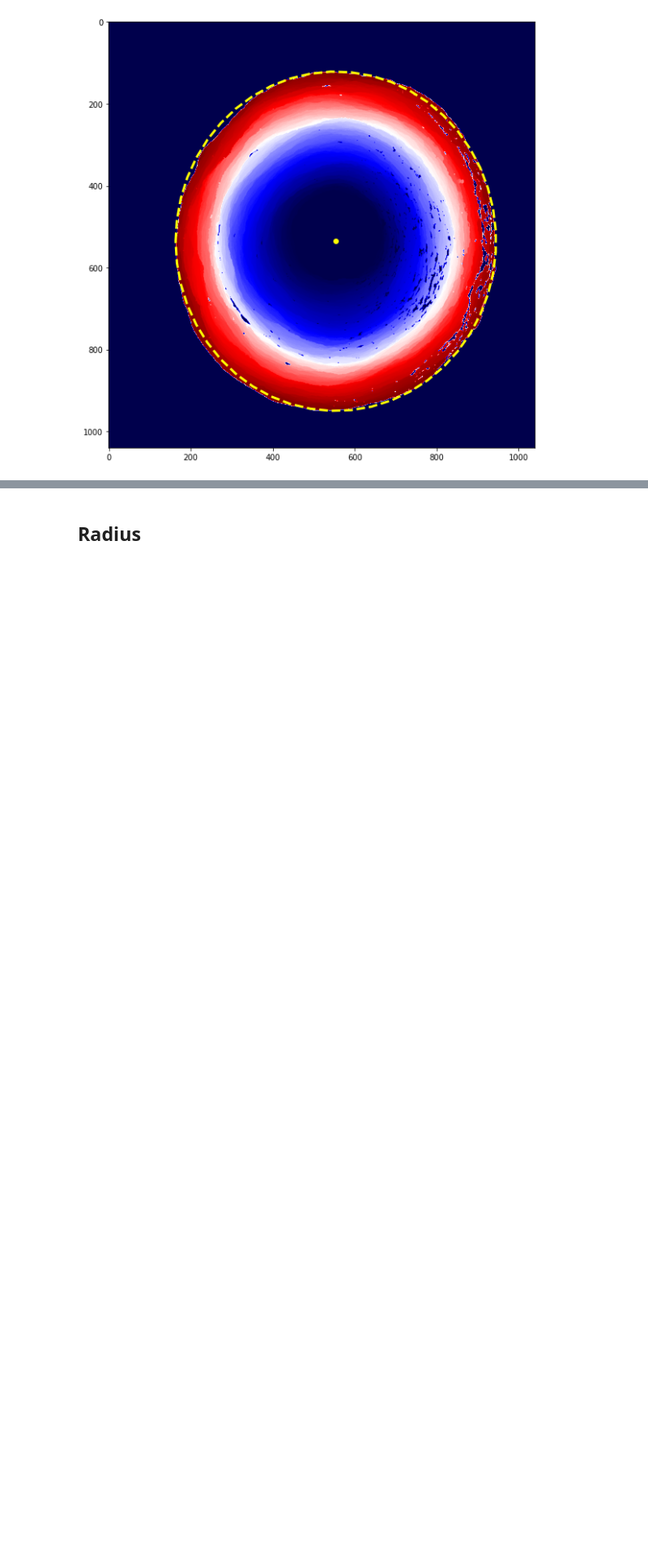
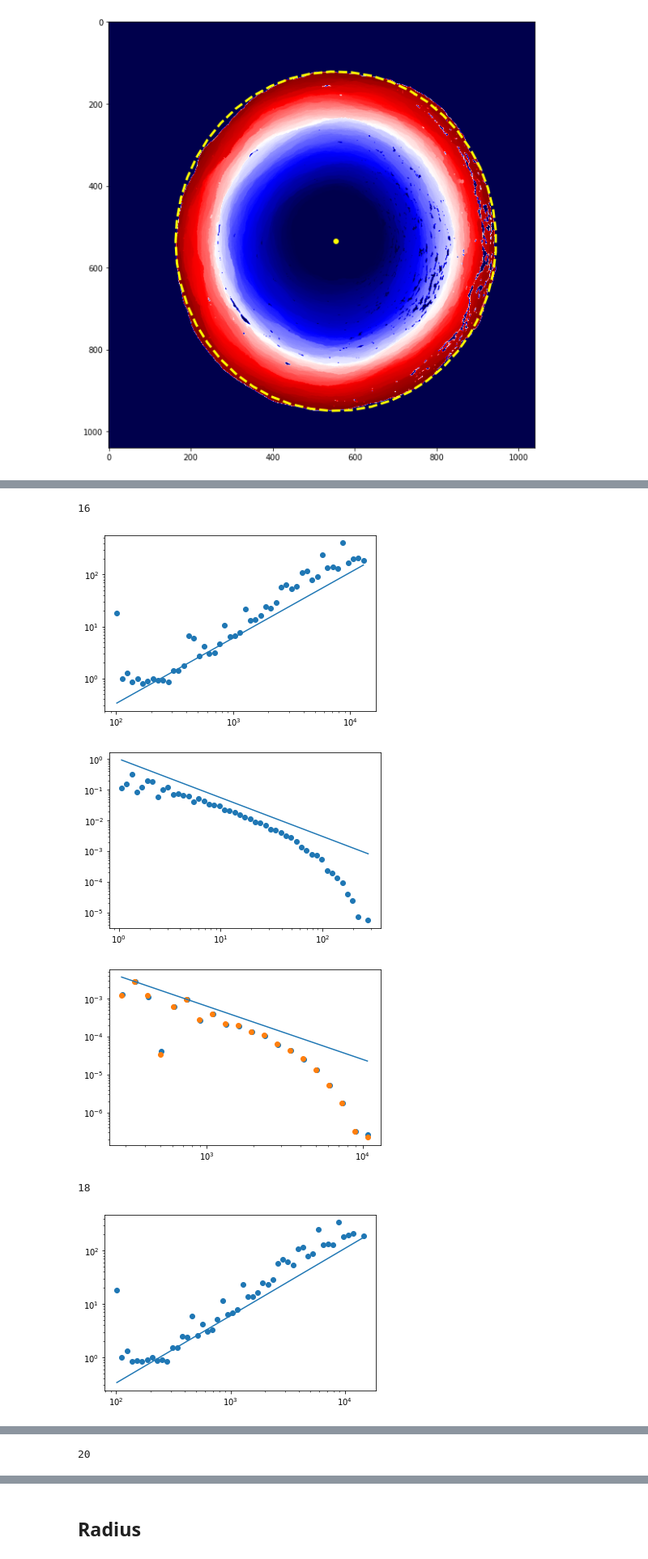
Before and after one commit to Schimmenti/Creep, a Jupyter notebook: Creep.ipynb, the cells around one changed output, grey strips where cells are left out. Shown: that part at 81% size. Drawn from its saved outputs; the diff is of its cells as text; code cells hidden in the pictures; blank space fills up the shorter version.

```diff
--- a/Creep.ipynb
+++ b/Creep.ipynb
@@ -130,0 +101,7 @@ plt.show()
+# %%
+xs = [x_dict[t] for t in t_dict]
+ys = [y_dict[t] for t in t_dict]
+ts = list(t_dict.keys())
+# %%
+time_cuts = [16,18,20]
+tols = [2]
@@ -130,0 +125,12 @@ plt.show()
+# %%
+cl_coll = []
+for tcut, nets in zip(time_cuts, net_coll):
+    clusters = []
+    for tol, net in zip(tols, nets):
+        g = nx.Graph()
+        g.add_nodes_from(net.keys())
+        for k, v in net.items():
+            g.add_edges_from(([(k, t) for t in v]))
+        sub_graphs = nx.connected_components(g)
+        clusters.append([ np.sort(np.array(list(sg))) for sg in sub_graphs])
+    cl_coll.append(clusters)
@@ -130,0 +162,37 @@ plt.show()
+# %%
+%matplotlib inline
+for i in range(len(time_cuts)):
+    for j in range(len(tols)):
+        if(tols[j]==2):
+            print(time_cuts[i])
+            jumps,lat1,lat2, n_angles = summary_stat(interface_dict, x_dict,y_dict,cl_coll[i][j])
+            mask = np.isfinite(lat1)
+            x_group, y_group = mean_bin_group(lat1[mask],jumps[mask],np.logspace(np.log10(lat1[mask].min()),np.log10(lat1[mask].max())))
+            plt.scatter(x_group,y_group)
+            plt.plot(x_group, 0.001*x_group**1.26)
+            plt.yscale('log')
+            plt.xscale('log')
+            plt.show()
+            lat1 = lat1[np.isfinite(lat1)]
+            lat2 = lat2[np.isfinite(lat2)]
+            hist, edges, _ = bin_log(jumps[1000:])
+            plt.scatter(edges,hist)
+            plt.plot(edges,edges**(-1.26))
+            plt.yscale('log')
+            plt.xscale('log')
+            plt.show()
+            hist, edges, _ = bin_log(lat1[5000:])
+            plt.scatter(edges,hist)
+            hist, edges, _ = bin_log(lat2[5000:])
+            plt.scatter(edges,hist)
+            plt.plot(edges,10*edges**(-1.4))
+            plt.yscale('log')
+            plt.xscale('log')
+            plt.show()
+# %% [output]
+16
+[figure, added]
+[figure, added]
+[figure, added]
+18
+[figure, added]
@@ -130,0 +201 @@ plt.show()
+20
```
Also changed, not shown: parts of 21 cells of this notebook.
